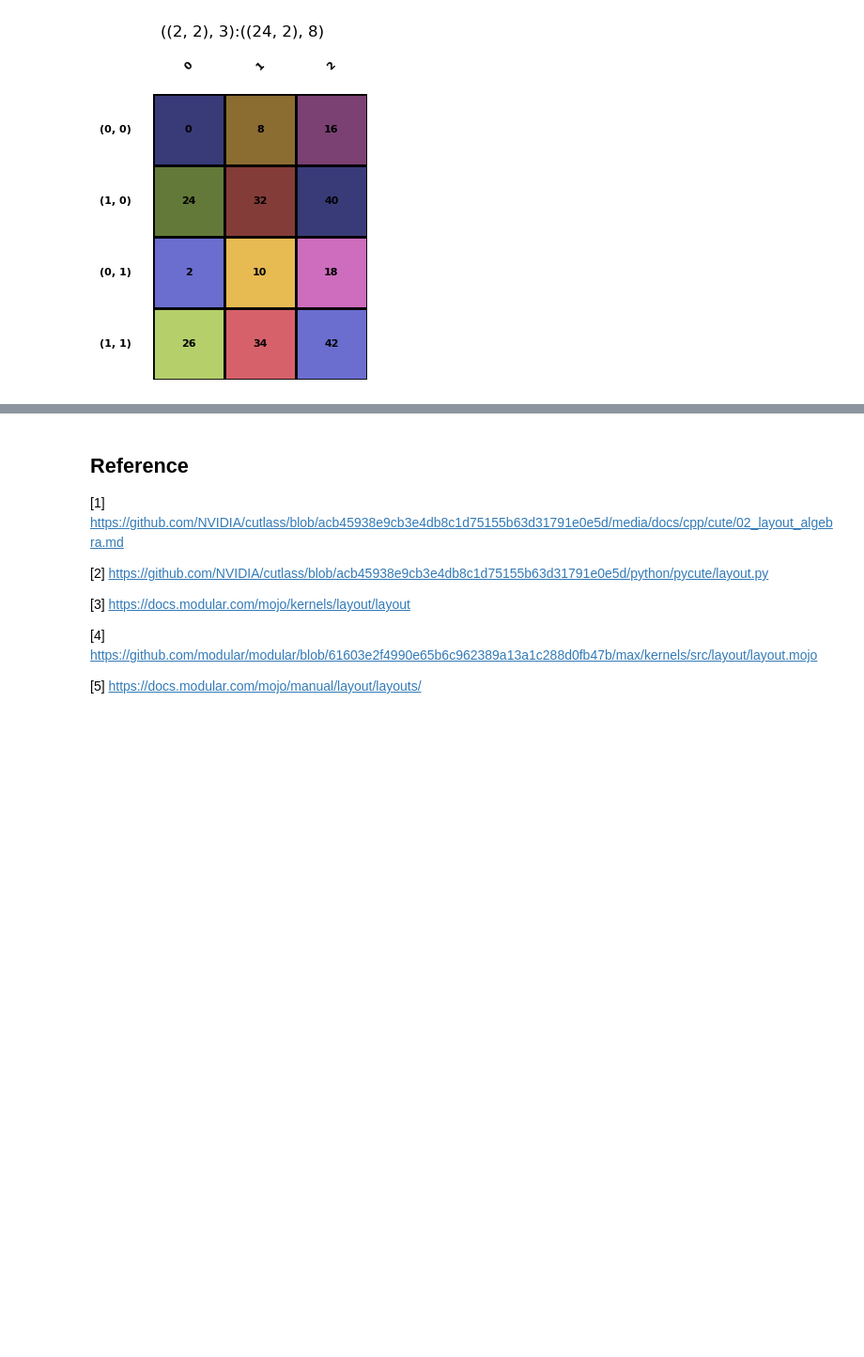
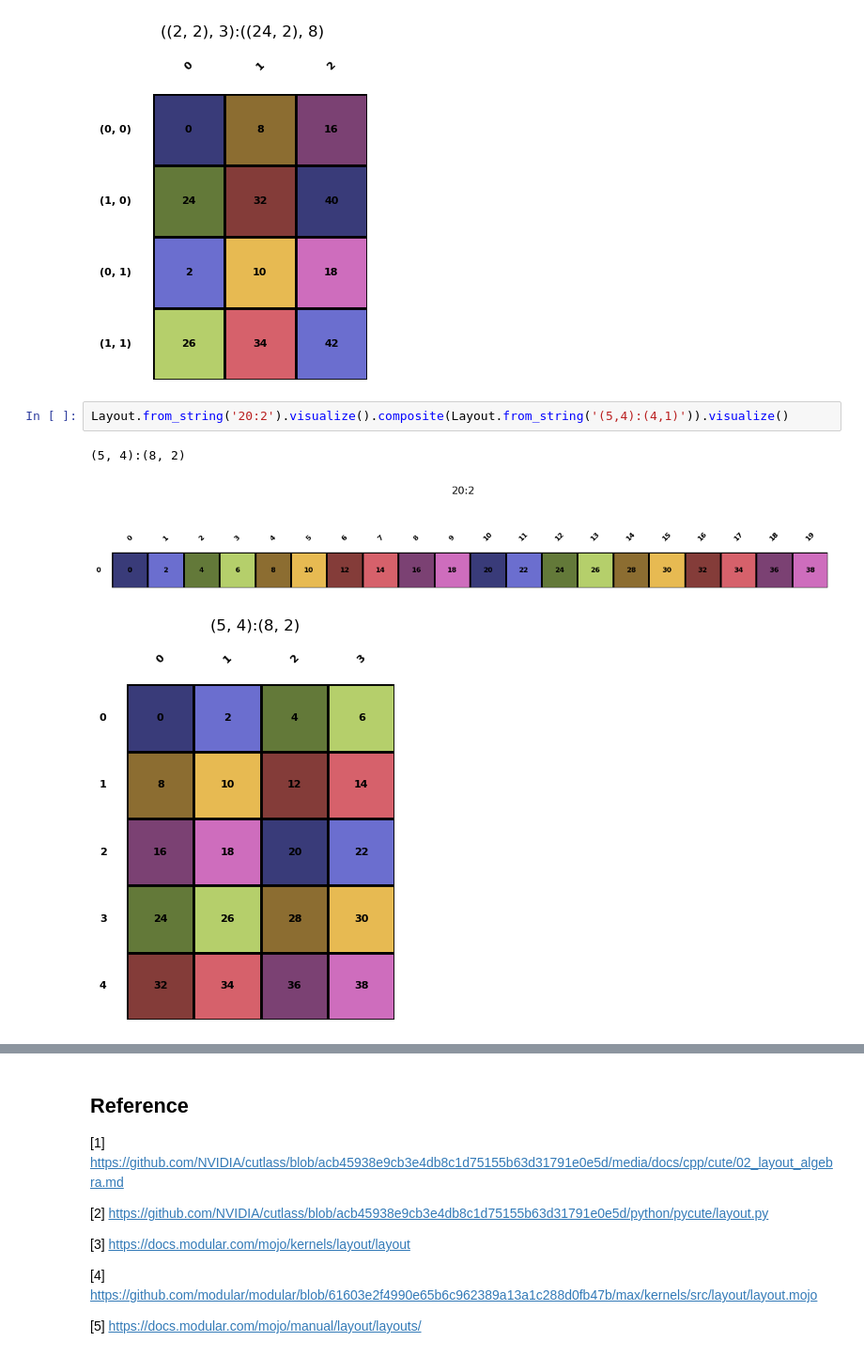
Before and after one commit to w32zhong/simp-intelligence, a Jupyter notebook: simp_intelligence/math/layout_basics.ipynb, the cells around one changed output, grey strips where cells are left out. Shown at 94% size. Drawn from its saved outputs; the diff is of its cells as text; blank space fills up the shorter version.

```diff
--- a/simp_intelligence/math/layout_basics.ipynb
+++ b/simp_intelligence/math/layout_basics.ipynb
@@ -102,3 +102,9 @@ Layout.from_string('(6,2):(8,2)').visualize().composite(Layout.from_string('(4,3
 ((2, 2), 3):((24, 2), 8)
 [figure]
 [figure]
+# %%
+Layout.from_string('20:2').visualize().composite(Layout.from_string('(5,4):(4,1)')).visualize()
+# %% [output]
+(5, 4):(8, 2)
+[figure, added]
+[figure, added]
```
Also changed, not shown: parts of 1 cell of this notebook.
